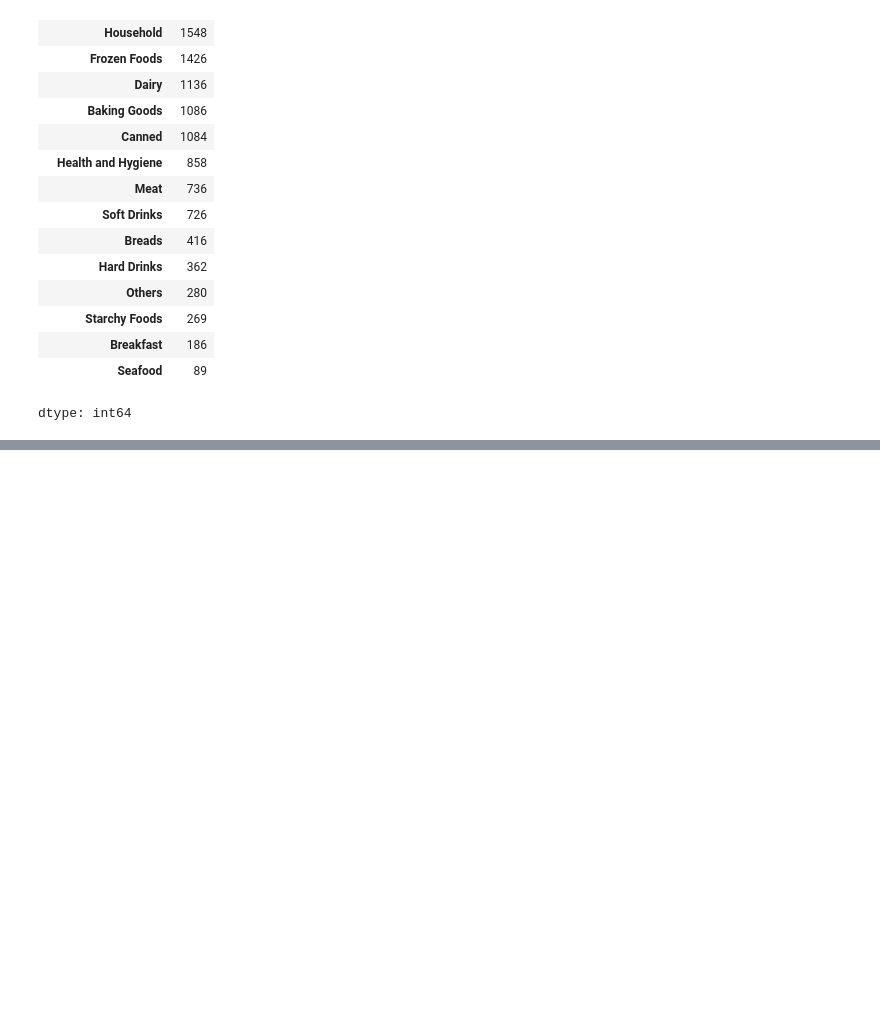
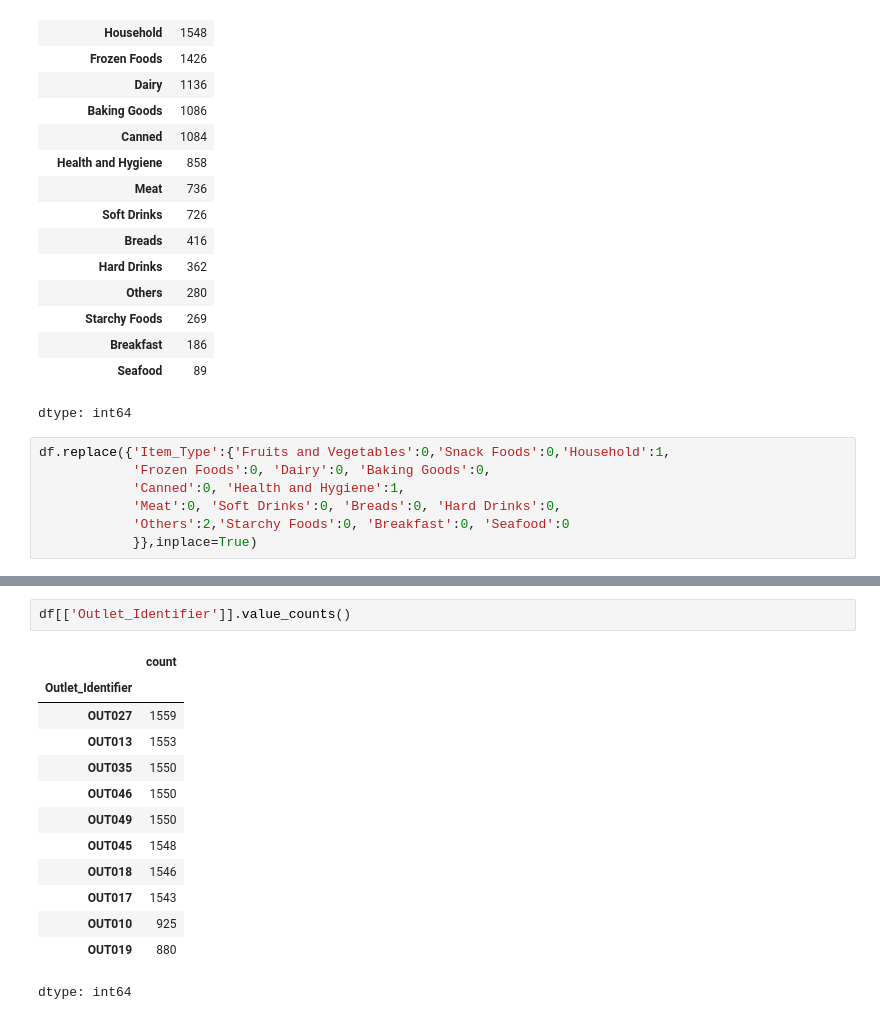
Before and after one commit to Mahesh2056/Big_Sales_Prediction, a Jupyter notebook: Big_Sales_Prediction.ipynb, the cells around one changed output, grey strips where cells are left out. Drawn from its saved outputs; the diff is of its cells as text; blank space fills up the shorter version.

```diff
--- a/Big_Sales_Prediction.ipynb
+++ b/Big_Sales_Prediction.ipynb
@@ -180,3 +180,10 @@ df[['Item_Type']].value_counts()
 | Breakfast | 186 |
 | Seafood | 89 |
 dtype: int64
+# %%
+df.replace({'Item_Type':{'Fruits and Vegetables':0,'Snack Foods':0,'Household':1,
+            'Frozen Foods':0, 'Dairy':0, 'Baking Goods':0,
+            'Canned':0, 'Health and Hygiene':1,
+            'Meat':0, 'Soft Drinks':0, 'Breads':0, 'Hard Drinks':0,
+            'Others':2,'Starchy Foods':0, 'Breakfast':0, 'Seafood':0
+            }},inplace=True)
@@ -182,0 +199,16 @@ dtype: int64
+# %%
+df[['Outlet_Identifier']].value_counts()
+# %% [output]
+|  | count |
+| Outlet_Identifier |  |
+| OUT027 | 1559 |
+| OUT013 | 1553 |
+| OUT035 | 1550 |
+| OUT046 | 1550 |
+| OUT049 | 1550 |
+| OUT045 | 1548 |
+| OUT018 | 1546 |
+| OUT017 | 1543 |
+| OUT010 | 925 |
+| OUT019 | 880 |
+dtype: int64
```
Also changed, not shown: parts of 1 cell of this notebook.
